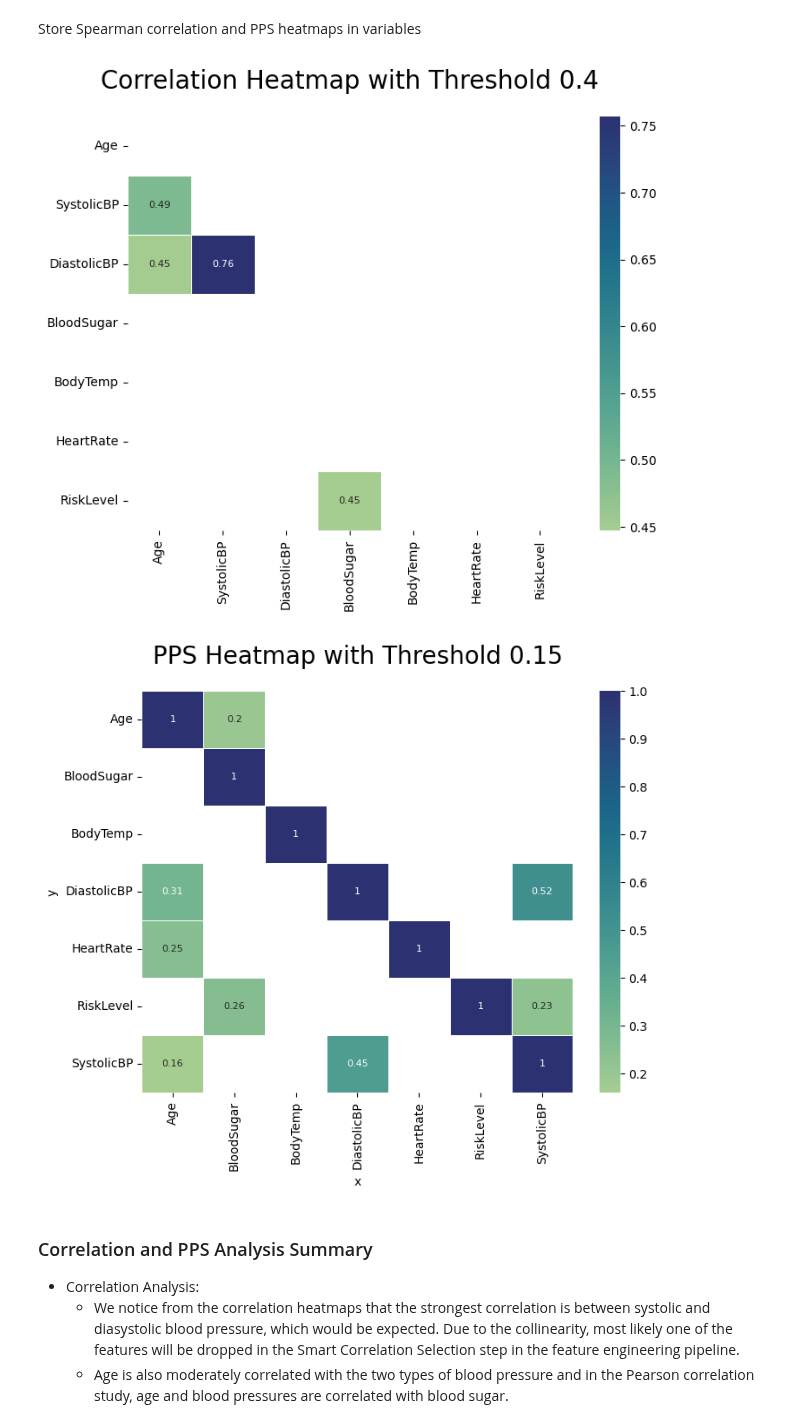
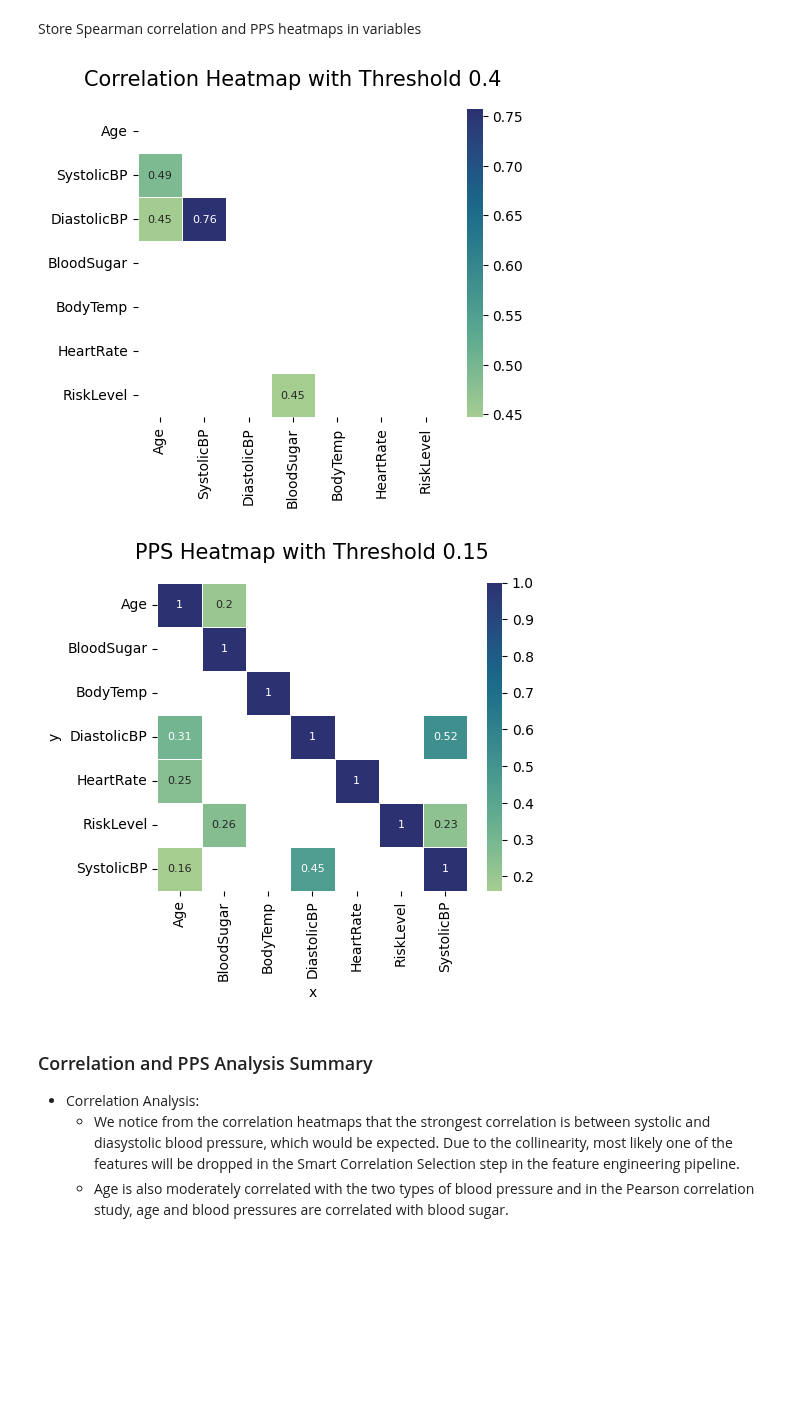
Before and after one commit to theresaabl/ML-maternal-health-risk, a Jupyter notebook: jupyter_notebooks/04-DataCleaning.ipynb, the cells around one changed output. Cells and saved outputs as stored; diff of their text form; code cells hidden in the pictures; blank space fills up the shorter version.

```diff
--- a/jupyter_notebooks/04-DataCleaning.ipynb
+++ b/jupyter_notebooks/04-DataCleaning.ipynb
@@ -214,7 +214,7 @@ def heatmap_corr(df, threshold, figsize=(20, 12), font_annot=8):
                 )
         axes.set_title(
             f"Correlation Heatmap with Threshold {threshold}",
-            fontsize=20,
+            fontsize=15,
             y=1.05
             )
         axes.set_yticklabels(df.columns, rotation=0)
@@ -249,7 +249,7 @@ def heatmap_pps(df, threshold, figsize=(20, 12), font_annot=8):
                     linewidth=0.7)
         axes.set_title(
             f"PPS Heatmap with Threshold {threshold}",
-            fontsize=20,
+            fontsize=15,
             y=1.05
             )
         plt.ylim(len(df.columns), 0)
@@ -384,14 +384,14 @@ Store Spearman correlation and PPS heatmaps in variables
 fig_corr_heatmap = heatmap_corr(
                         df_corr_spearman,
                         threshold=0.4,
-                        figsize=(8, 6)
+                        figsize=(5, 4)
                         )
 # %% [output]
-[figure, old version]
+[figure, new version]
 # %%
-fig_pps_heatmap = heatmap_pps(pps_matrix, threshold=0.15, figsize=(8, 6))
+fig_pps_heatmap = heatmap_pps(pps_matrix, threshold=0.15, figsize=(5, 4))
 # %% [output]
-[figure, old version]
+[figure, new version]
 # %% [markdown]
 ### Correlation and PPS Analysis Summary
 
```
Also changed, not shown: parts of 3 cells of this notebook, 17 other files.
